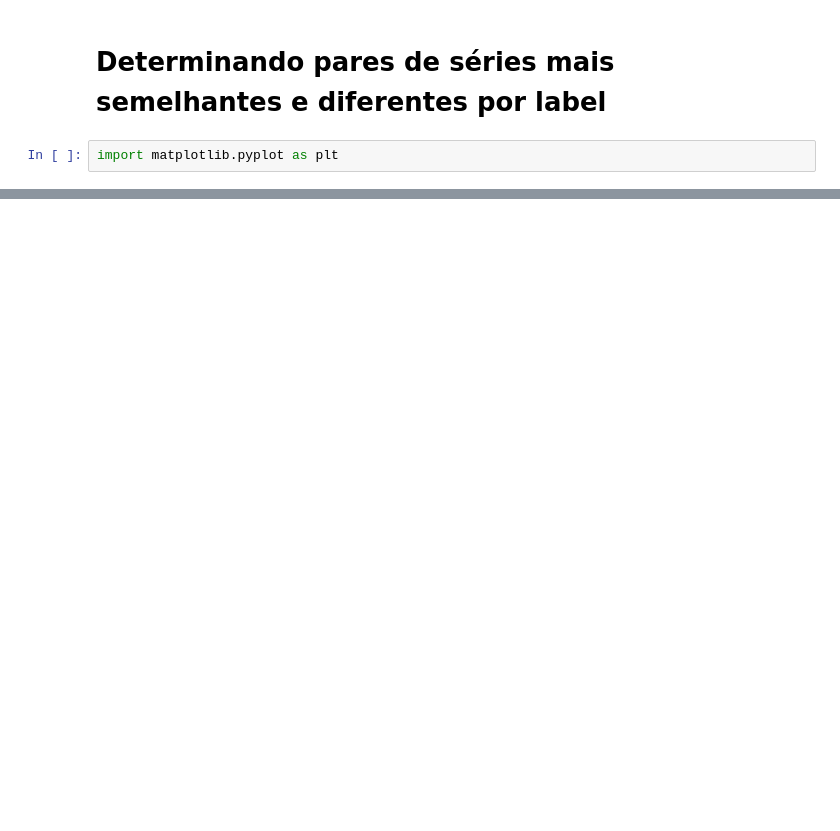
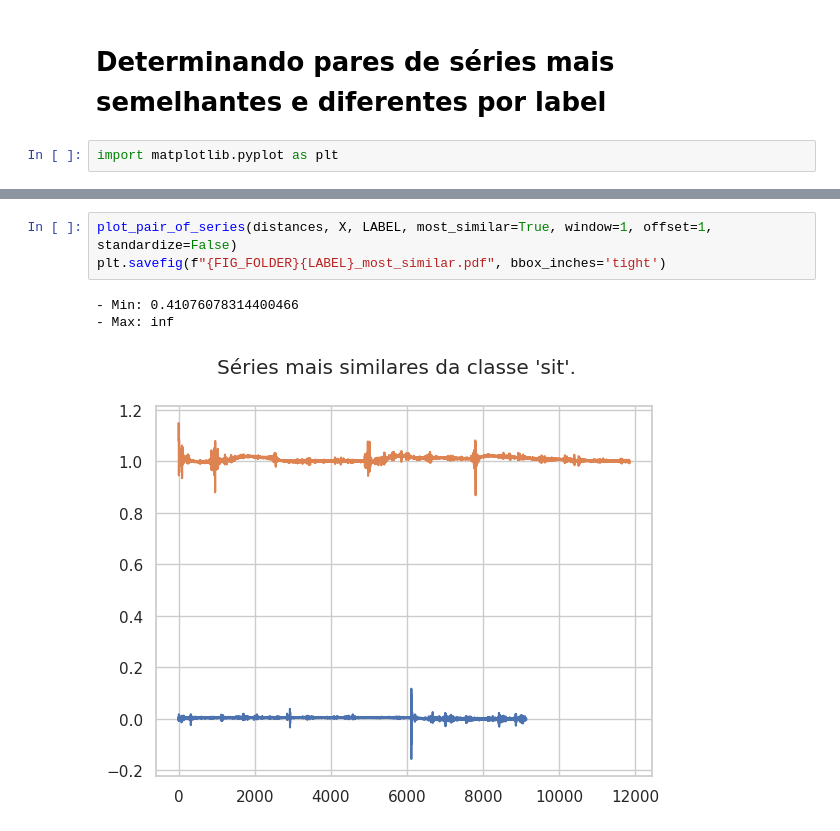
Before and after one commit to kenzosakiyama/scc5977-series-temporais, a Jupyter notebook: comparando_distancias.ipynb, the cells around one changed output, grey strips where cells are left out. Saved outputs shown, nothing was run; the diff lists cells and outputs as text; blank space fills up the shorter version.

```diff
--- a/comparando_distancias.ipynb
+++ b/comparando_distancias.ipynb
@@ -114 +130,8 @@ def plot_pair_of_series(distances: np.array, label: str, most_similar: bool = Tr
+# %%
+plot_pair_of_series(distances, X, LABEL, most_similar=True, window=1, offset=1, standardize=False)
+plt.savefig(f"{FIG_FOLDER}{LABEL}_most_similar.pdf", bbox_inches='tight')
+# %% [output]
+- Min: 0.41076078314400466
+- Max: inf
+[figure, added]
 # %%
```
Also changed, not shown: parts of 14 cells of this notebook, 1 other file.
